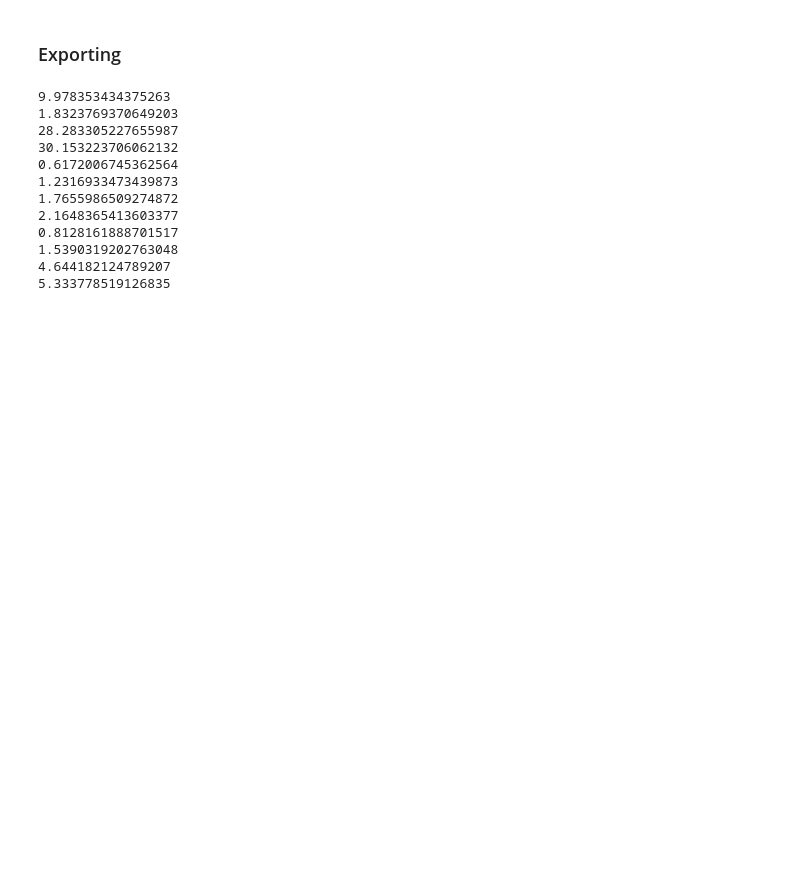
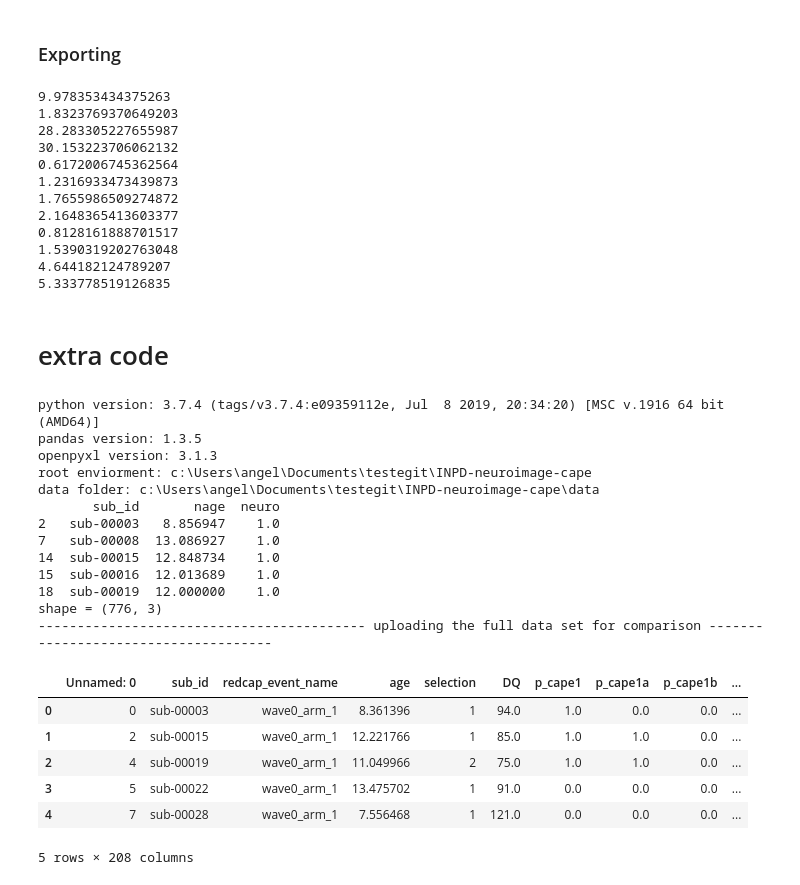
Before and after one commit to angeloodr/INPD-neuroimage-cape, a Jupyter notebook: organizing_dataset.ipynb, the cells around one changed output. Cells and saved outputs as stored; diff of their text form; code cells hidden in the pictures; blank space fills up the shorter version.

```diff
--- a/organizing_dataset.ipynb
+++ b/organizing_dataset.ipynb
@@ -495,3 +494,56 @@ print(df_final['cape_tot'].std())
 1.5390319202763048
 4.644182124789207
 5.333778519126835
+# %% [markdown]
+# extra code
+# %%
+# Idependent code for extracting the data from the selected neurimage cohort subjects
+import os, sys
+print('python version:',sys.version)
+import pandas as pd
+print('pandas version:',pd.__version__)
+import openpyxl
+print('openpyxl version:',openpyxl.__version__)
+
+#set the root environment the previous folder
+# currFile = os.path.abspath('__file__')
+dname = os.path.dirname(os.path.abspath('__file__'))
+os.environ["ROOTDIR"] = dname  # seth path
+print('root enviorment:',os.environ["ROOTDIR"])
+
+data = os.path.join(os.environ["ROOTDIR"], 'data')
+print("data folder:",data)
+
+img_cohort = pd.read_excel(os.path.join(data,'idade-neuro.xlsx'))
+# changing the ident to sub_id
+for index in img_cohort['ident']:
+    img_cohort['ident'] = img_cohort['ident'].replace(index, 'sub-{}'.format(str(int(index)).zfill(5)))
+img_cohort = img_cohort.rename(columns={'ident':'sub_id'})
+
+#dropping all subjects having neuro != 1
+img_cohort = img_cohort.query('neuro == 1')
+print(img_cohort.head(), '\nshape =',img_cohort.shape)
+
+print("------------------------------------------ uploading the full data set for comparison -------------------------------------")
+pd.read_csv(os.path.join(data,'banco_carola.csv')).head()
+# %% [output]
+python version: 3.7.4 (tags/v3.7.4:e09359112e, Jul  8 2019, 20:34:20) [MSC v.1916 64 bit (AMD64)]
+pandas version: 1.3.5
+openpyxl version: 3.1.3
+root enviorment: c:\Users\angel\Documents\testegit\INPD-neuroimage-cape
+data folder: c:\Users\angel\Documents\testegit\INPD-neuroimage-cape\data
+       sub_id       nage  neuro
+2   sub-00003   8.856947    1.0
+7   sub-00008  13.086927    1.0
+14  sub-00015  12.848734    1.0
+15  sub-00016  12.013689    1.0
+18  sub-00019  12.000000    1.0
+shape = (776, 3)
+------------------------------------------ uploading the full data set for comparison -------------------------------------
+|  | Unnamed: 0 | sub_id | redcap_event_name | age | selection | DQ | p_cape1 | p_cape1a | p_cape1b | ... |
+| 0 | 0 | sub-00003 | wave0_arm_1 | 8.361396 | 1 | 94.0 | 1.0 | 0.0 | 0.0 | ... |
+| 1 | 2 | sub-00015 | wave0_arm_1 | 12.221766 | 1 | 85.0 | 1.0 | 1.0 | 0.0 | ... |
+| 2 | 4 | sub-00019 | wave0_arm_1 | 11.049966 | 2 | 75.0 | 1.0 | 1.0 | 0.0 | ... |
+| 3 | 5 | sub-00022 | wave0_arm_1 | 13.475702 | 1 | 91.0 | 0.0 | 0.0 | 0.0 | ... |
+| 4 | 7 | sub-00028 | wave0_arm_1 | 7.556468 | 1 | 121.0 | 0.0 | 0.0 | 0.0 | ... |
+5 rows × 208 columns
```
Also changed, not shown: parts of 2 cells of this notebook, 3 other files.
